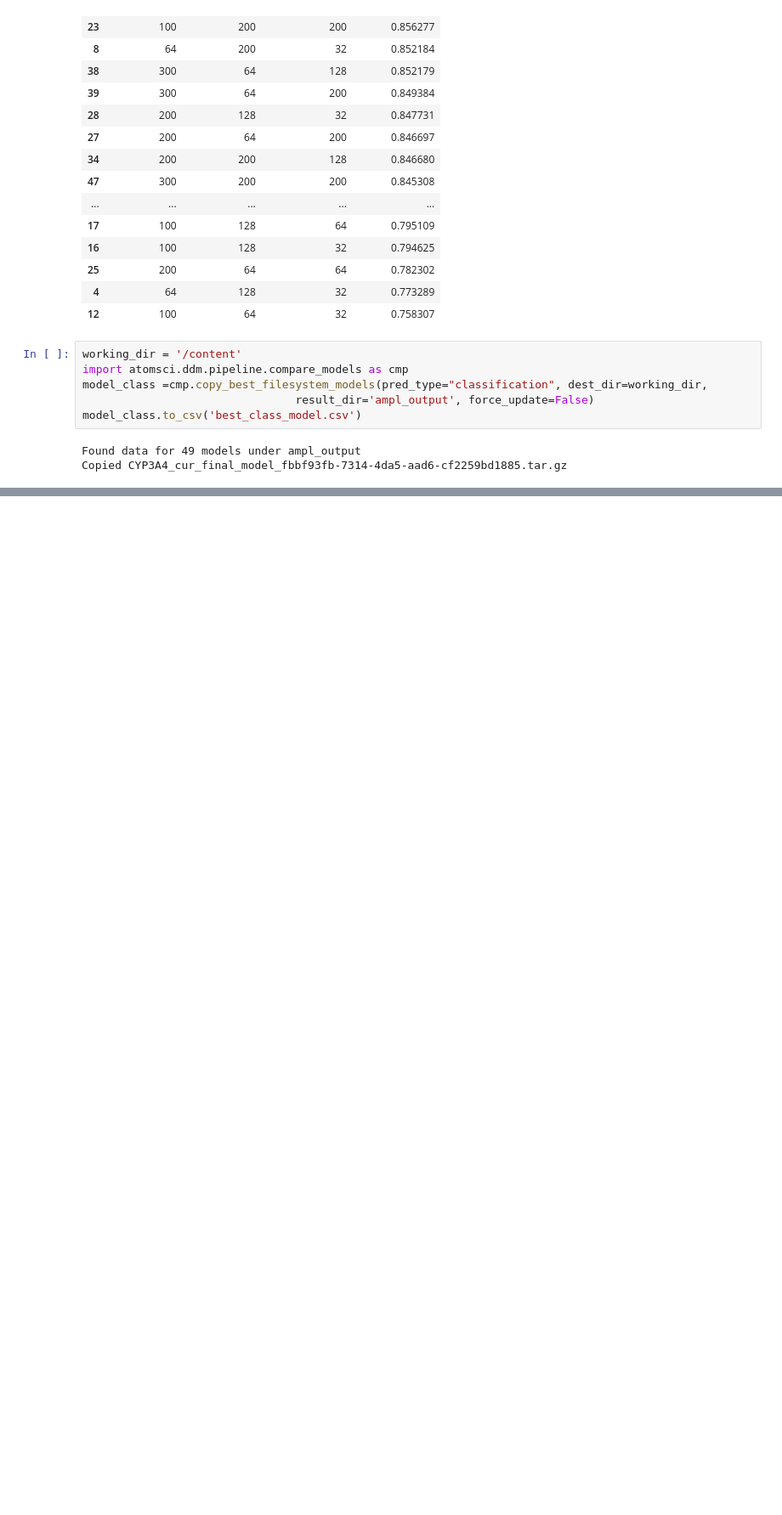
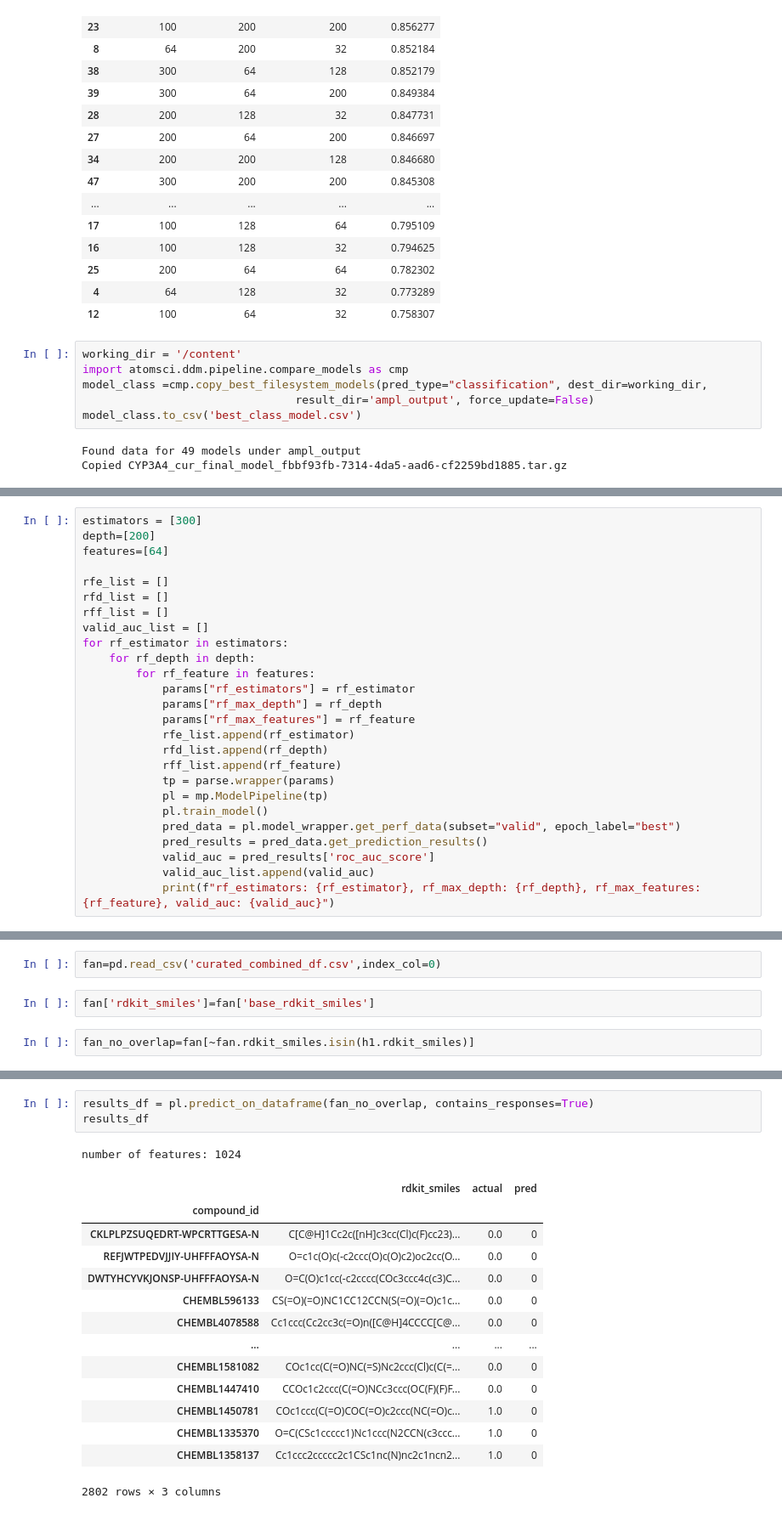
Before and after one commit to jm5159/E4511-2021-Mao, a Jupyter notebook: modeling_classification.ipynb, the cells around one changed output, grey strips where cells are left out. Shown at 85% size. Saved outputs shown, nothing was run; the diff lists cells and outputs as text; blank space fills up the shorter version.

```diff
--- a/modeling_classification.ipynb
+++ b/modeling_classification.ipynb
@@ -464,0 +496,26 @@ Copied CYP3A4_cur_final_model_fbbf93fb-7314-4da5-aad6-cf2259bd1885.tar.gz
+# %%
+estimators = [300]
+depth=[200]
+features=[64]
+
+rfe_list = []
+rfd_list = []
+rff_list = []
+valid_auc_list = []
+for rf_estimator in estimators:
+    for rf_depth in depth:
+        for rf_feature in features:
+            params["rf_estimators"] = rf_estimator
+            params["rf_max_depth"] = rf_depth
+            params["rf_max_features"] = rf_feature
+            rfe_list.append(rf_estimator)
+            rfd_list.append(rf_depth)
+            rff_list.append(rf_feature)
+            tp = parse.wrapper(params)
+            pl = mp.ModelPipeline(tp)
+            pl.train_model()
+            pred_data = pl.model_wrapper.get_perf_data(subset="valid", epoch_label="best")
+            pred_results = pred_data.get_prediction_results()
+            valid_auc = pred_results['roc_auc_score']
+            valid_auc_list.append(valid_auc)
+            print(f"rf_estimators: {rf_estimator}, rf_max_depth: {rf_depth}, rf_max_features: {rf_feature}, valid_auc: {valid_auc}")
@@ -464,0 +544,6 @@ Copied CYP3A4_cur_final_model_fbbf93fb-7314-4da5-aad6-cf2259bd1885.tar.gz
+# %%
+fan=pd.read_csv('curated_combined_df.csv',index_col=0)
+# %%
+fan['rdkit_smiles']=fan['base_rdkit_smiles']
+# %%
+fan_no_overlap=fan[~fan.rdkit_smiles.isin(h1.rdkit_smiles)]
@@ -464,0 +562,19 @@ Copied CYP3A4_cur_final_model_fbbf93fb-7314-4da5-aad6-cf2259bd1885.tar.gz
+# %%
+results_df = pl.predict_on_dataframe(fan_no_overlap, contains_responses=True)
+results_df
+# %% [output]
+number of features: 1024
+|  | rdkit_smiles | actual | pred |
+| compound_id |  |  |  |
+| CKLPLPZSUQEDRT-WPCRTTGESA-N | C[C@H]1Cc2c([nH]c3cc(Cl)c(F)cc23)... | 0.0 | 0 |
+| REFJWTPEDVJJIY-UHFFFAOYSA-N | O=c1c(O)c(-c2ccc(O)c(O)c2)oc2cc(O... | 0.0 | 0 |
+| DWTYHCYVKJONSP-UHFFFAOYSA-N | O=C(O)c1cc(-c2cccc(COc3ccc4c(c3)C... | 0.0 | 0 |
+| CHEMBL596133 | CS(=O)(=O)NC1CC12CCN(S(=O)(=O)c1c... | 0.0 | 0 |
+| CHEMBL4078588 | Cc1ccc(Cc2cc3c(=O)n([C@H]4CCCC[C@... | 0.0 | 0 |
+| ... | ... | ... | ... |
+| CHEMBL1581082 | COc1cc(C(=O)NC(=S)Nc2ccc(Cl)c(C(=... | 0.0 | 0 |
+| CHEMBL1447410 | CCOc1c2ccc(C(=O)NCc3ccc(OC(F)(F)F... | 0.0 | 0 |
+| CHEMBL1450781 | COc1ccc(C(=O)COC(=O)c2ccc(NC(=O)c... | 1.0 | 0 |
+| CHEMBL1335370 | O=C(CSc1ccccc1)Nc1ccc(N2CCN(c3ccc... | 1.0 | 0 |
+| CHEMBL1358137 | Cc1ccc2ccccc2c1CSc1nc(N)nc2c1ncn2... | 1.0 | 0 |
+2802 rows × 3 columns
```
Also changed, not shown: parts of 29 cells of this notebook.
